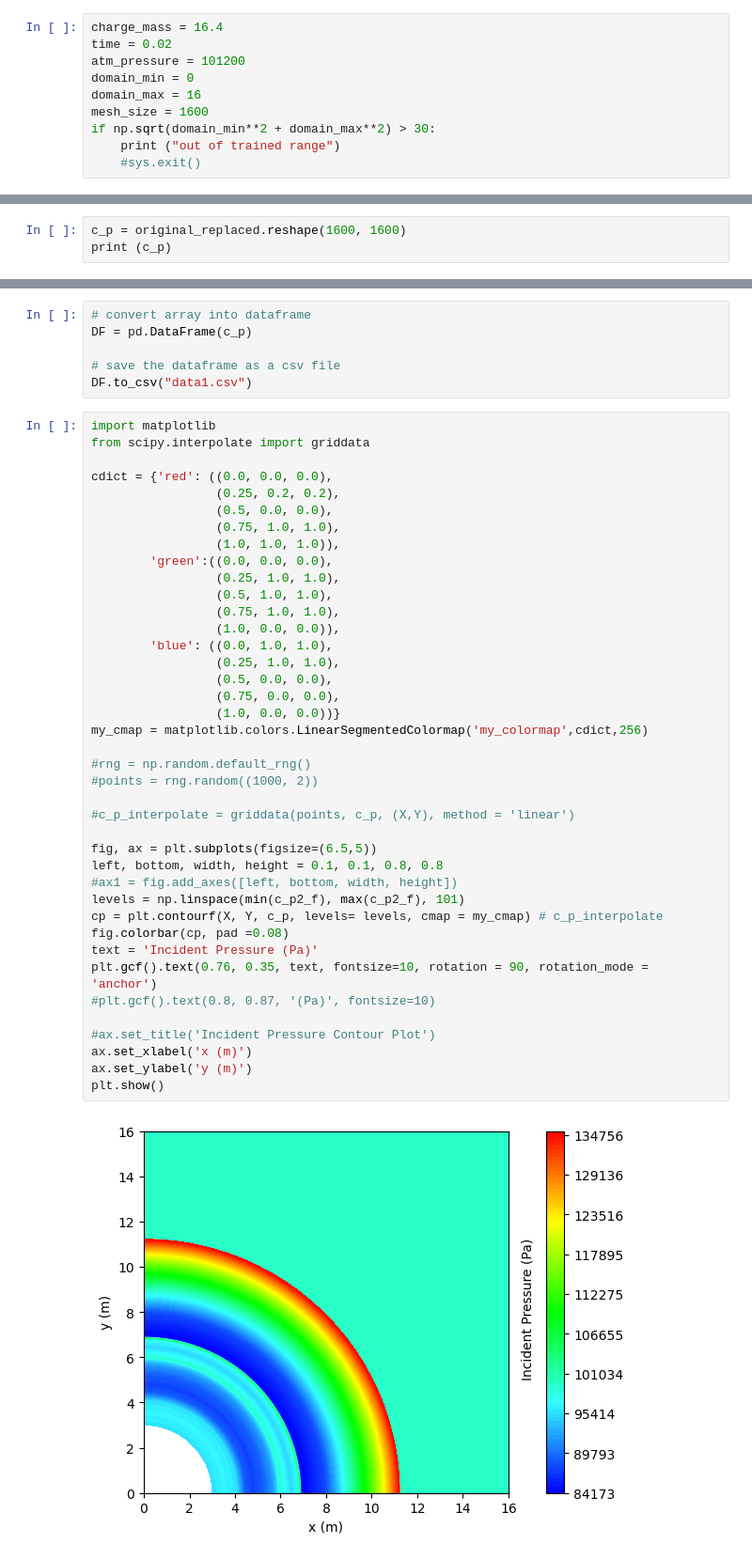
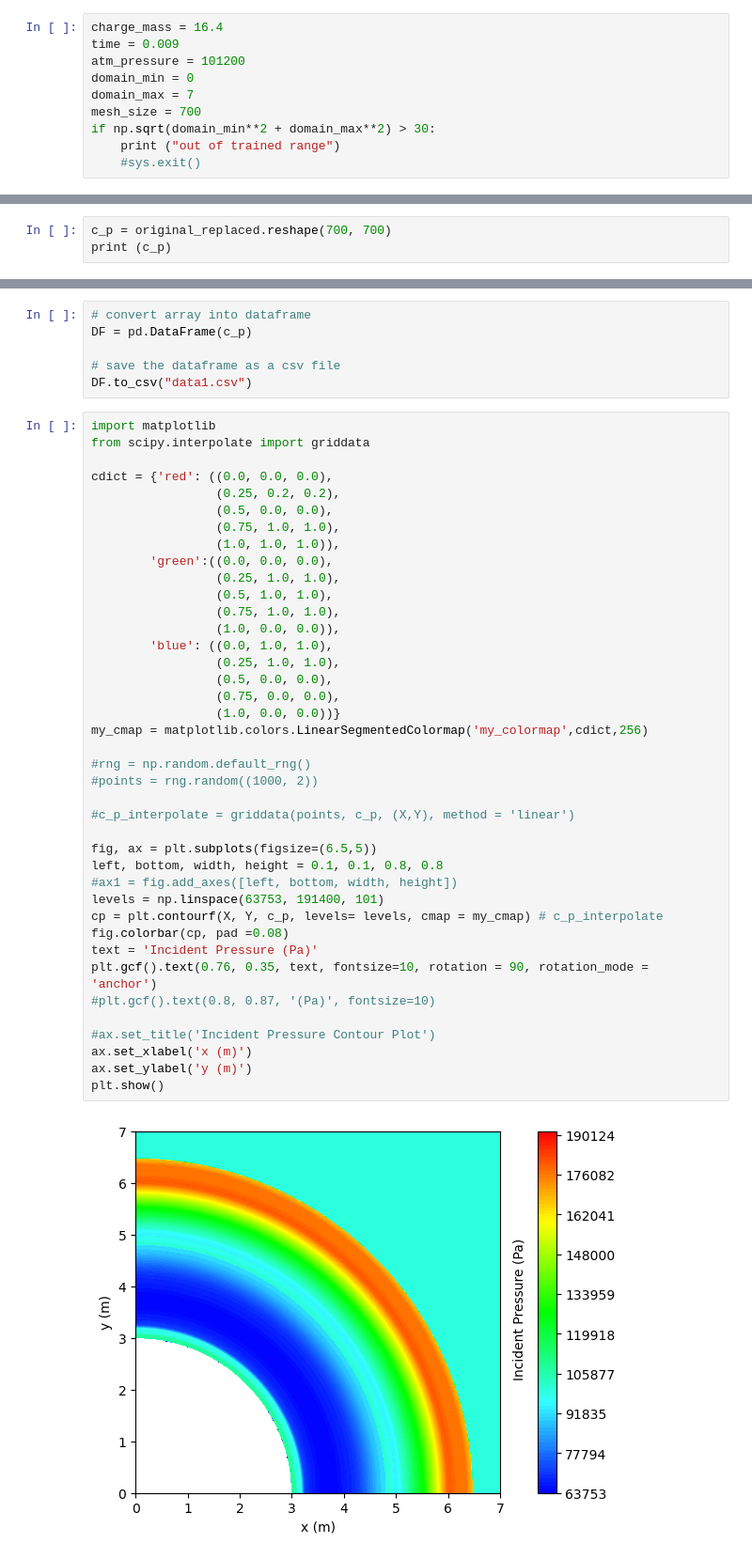
Before and after one commit to ChamodiWidanage/Pressure_history_2, a Jupyter notebook: Combined_Code_for_Contours.ipynb, the cells around one changed output, grey strips where cells are left out. Shown at 94% size. Cells and saved outputs as stored; diff of their text form.

```diff
--- a/Combined_Code_for_Contours.ipynb
+++ b/Combined_Code_for_Contours.ipynb
@@ -30,11 +30,11 @@ sc5 = pickle.load(open('Pressure_profiles_codes_section_5_regression/scaler_ANN.
 ## Input details
 # %%
 charge_mass = 16.4
-time = 0.02
+time = 0.009
 atm_pressure = 101200
 domain_min = 0
-domain_max = 16
-mesh_size = 1600
+domain_max = 7
+mesh_size = 700
 if np.sqrt(domain_min**2 + domain_max**2) > 30:
     print ("out of trained range")
     #sys.exit()
@@ -521,7 +519,7 @@ print (max(c_p2_f))
 102877.38
 135267.31
 # %%
-c_p = original_replaced.reshape(1600, 1600)
+c_p = original_replaced.reshape(700, 700)
 print (c_p)
 # %% [output]
 [[     0      0      0 ... 100000 100000 100000]
@@ -550,32 +548,32 @@ cdict = {'red': ((0.0, 0.0, 0.0),
                  (0.25, 1.0, 1.0),
                  (0.5, 1.0, 1.0),
                  (0.75, 1.0, 1.0),
                  (1.0, 0.0, 0.0)),
         'blue': ((0.0, 1.0, 1.0),
                  (0.25, 1.0, 1.0),
                  (0.5, 0.0, 0.0),
                  (0.75, 0.0, 0.0),
                  (1.0, 0.0, 0.0))}
 my_cmap = matplotlib.colors.LinearSegmentedColormap('my_colormap',cdict,256)
 
 #rng = np.random.default_rng()
 #points = rng.random((1000, 2))
 
 #c_p_interpolate = griddata(points, c_p, (X,Y), method = 'linear')
 
 fig, ax = plt.subplots(figsize=(6.5,5))
 left, bottom, width, height = 0.1, 0.1, 0.8, 0.8
 #ax1 = fig.add_axes([left, bottom, width, height])
-levels = np.linspace(min(c_p2_f), max(c_p2_f), 101)
+levels = np.linspace(63753, 191400, 101)
 cp = plt.contourf(X, Y, c_p, levels= levels, cmap = my_cmap) # c_p_interpolate
 fig.colorbar(cp, pad =0.08)
 text = 'Incident Pressure (Pa)'
 plt.gcf().text(0.76, 0.35, text, fontsize=10, rotation = 90, rotation_mode = 'anchor')
 #plt.gcf().text(0.8, 0.87, '(Pa)', fontsize=10)
 
 #ax.set_title('Incident Pressure Contour Plot')
 ax.set_xlabel('x (m)')
 ax.set_ylabel('y (m)')
 plt.show()
 # %% [output]
-[figure, old version]
+[figure, new version]
```
Also changed, not shown: parts of 6 cells of this notebook, 36 other files.
